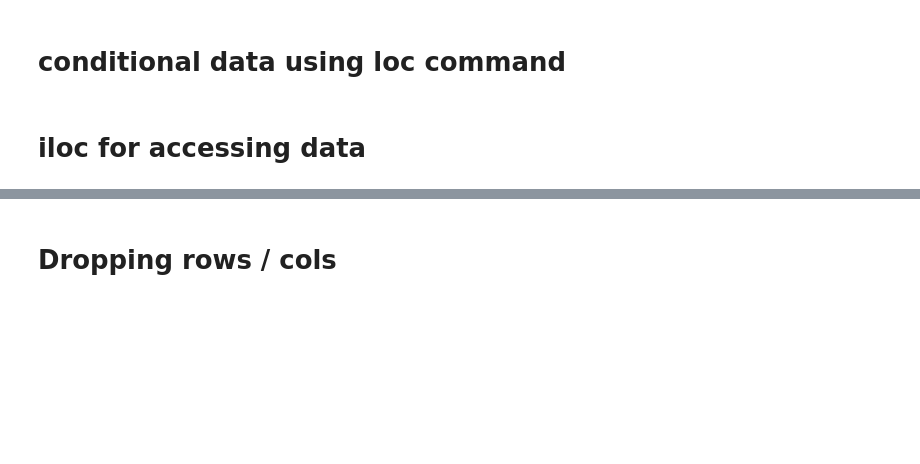
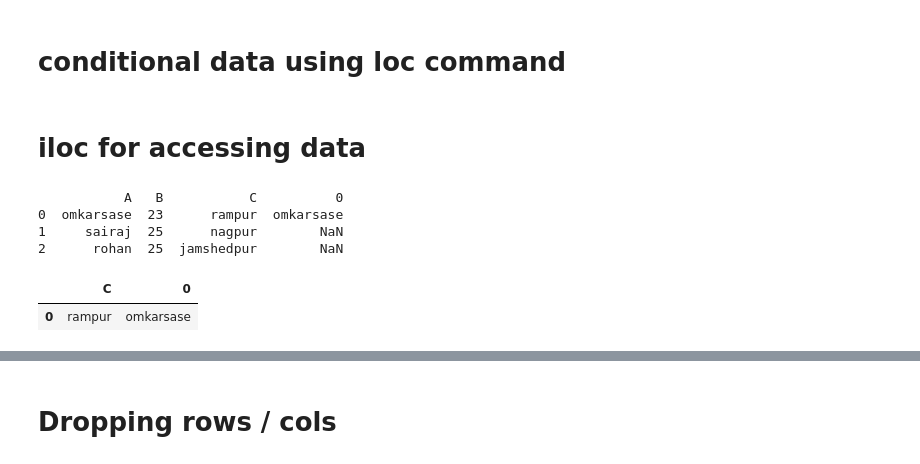
Before and after one commit to 21omkarsase/python, a Jupyter notebook: Python_Libraries/pandas/dataframe.ipynb, the cells around one changed output, grey strips where cells are left out. Cells and saved outputs as stored; diff of their text form; code cells hidden in the pictures; blank space fills up the shorter version.

```diff
--- a/Python_Libraries/pandas/dataframe.ipynb
+++ b/Python_Libraries/pandas/dataframe.ipynb
@@ -261,7 +301,14 @@ newdf.loc[(newdf['b']>0.5) & (newdf['d']>0.6)]
 # %% [markdown]
 # iloc for accessing data
 # %%
-df
-df.iloc[0,2]  #[row,col]
+print(df)
+df.iloc[0:1,2:]  #[row,col]
+# %% [output]
+           A   B           C          0
+0  omkarsase  23      rampur  omkarsase
+1     sairaj  25      nagpur        NaN
+2      rohan  25  jamshedpur        NaN
+|  | C | 0 |
+| 0 | rampur | omkarsase |
 # %%
 df.iloc[[1,2],[0,1]]  #creating view
```
Also changed, not shown: parts of 13 cells of this notebook, 27 other files.
